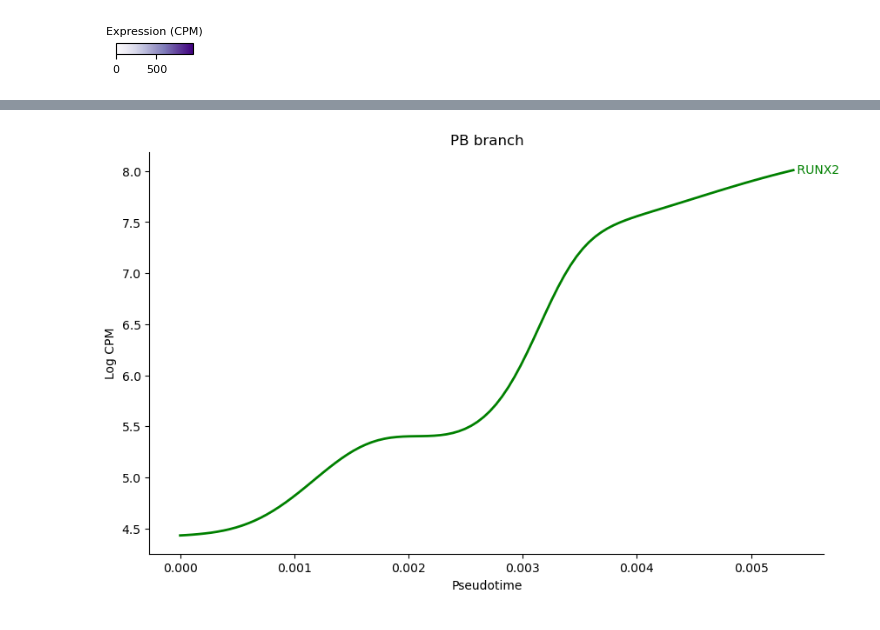
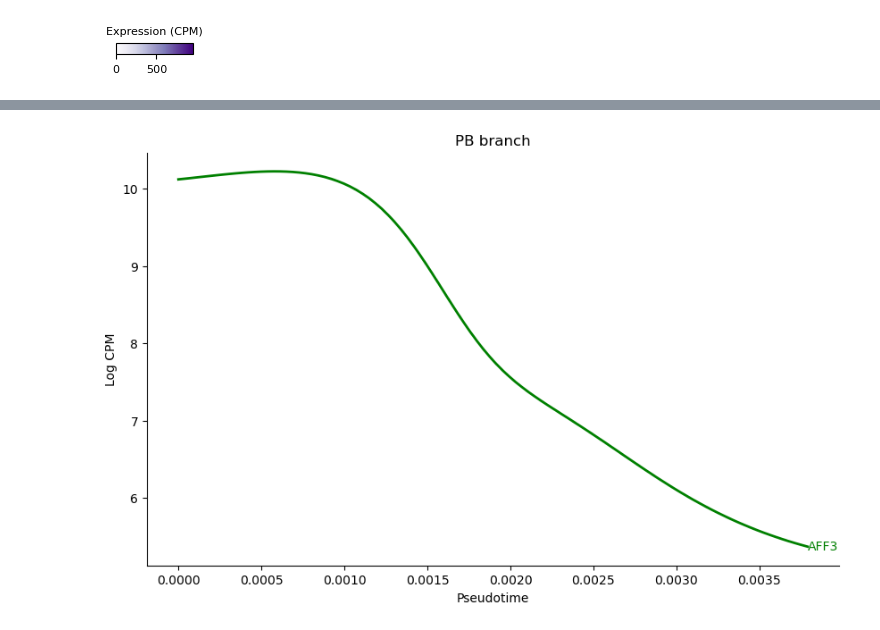
Before and after one commit to sachha-naksha/B_Cell_States, a Jupyter notebook: multiome_dynamic_regulation/py_scripts/analysis/global_grn_dynamics.ipynb, the cells around one changed output, grey strips where cells are left out. Saved outputs shown, nothing was run; the diff lists cells and outputs as text; code cells hidden in the pictures.

```diff
--- a/multiome_dynamic_regulation/py_scripts/analysis/global_grn_dynamics.ipynb
+++ b/multiome_dynamic_regulation/py_scripts/analysis/global_grn_dynamics.ipynb
@@ -376,7 +376,7 @@ Indices: {'ABL1': 69, 'ANAPC1': 385, 'ANAPC10': 386, 'ANAPC11': 387, 'ANAPC13':
 ## Expression dynamics of the genes
 # %%
 # get lcpm chars for these genes
-dcurve_pb, dtime_pb = compute_expression_regulation_curves(dictys_dynamic_object, start=1, stop=2, num=100, dist=0.0005, mode="expression")
+dcurve_pb, dtime_pb = compute_expression_regulation_curves(dictys_dynamic_object, start=0, stop=2, num=100, dist=0.0005, mode="expression")
 # slice the dcurve for the lf genes using gene names which are indices in pandas df
 lf_lcpm_dcurve_pb = dcurve_pb.loc[lf_genes]
 # get dchars for these genes
@@ -648,7 +648,7 @@ fig, gradients, ordered_genes = fig_clustered_expression_gradient_heatmap(
 # %% [markdown]
 #### Get subnetworks for the dynamic genes in PB lineage
 # %%
-pts, fsmooth = dictys_dynamic_object.linspace(1,2,100,0.0005)
+pts, fsmooth = dictys_dynamic_object.linspace(0,2,100,0.0005)
 stat1_net = fsmooth(stat.net(dictys_dynamic_object))
 stat1_netbin = stat.fbinarize(stat1_net,sparsity=0.01)
 stat1_x=stat.pseudotime(dictys_dynamic_object,pts)
@@ -1195,0 +1180,8 @@ display(regulation_pairs_single_target)
+# %%
+# Query regulations for AFF3 and convert to list of tuples
+target_gene = 'AFF3'
+target_regulations = top_regulations.loc[top_regulations.index.get_level_values(1) == target_gene]
+target_regulation_pairs = [(str(tf), target) for tf, target in target_regulations.index]
+
+# Display results
+print(target_regulation_pairs)
@@ -1237,29 +1202,25 @@ plt.show()
 # %%
 # slice the curve of RUNX2 expression
-runx2_dcurve = dcurve_pb.loc['RUNX2']
+target_dcurve = dcurve_pb.loc['AFF3']
 # %%
 # Plot expression trajectories
 fig = plt.figure(figsize=(10, 6))
 ax = plt.gca()  # Get current axes
 
 # Remove top and right spines
 ax.spines['top'].set_visible(False)
 ax.spines['right'].set_visible(False)
 
-# Highlight specific genes
-genes_of_interest = ['RUNX2']
-colors = ['green']   # Define colors for each gene
-
-
-line = plt.plot(dtime, runx2_dcurve, linewidth=2, color=color)
+color = 'green'
+line = plt.plot(dtime, target_dcurve, linewidth=2, color=color)
 # Add label at the end of the line
-plt.text(dtime.iloc[-1], runx2_dcurve.iloc[-1], f' RUNX2',
+plt.text(dtime.iloc[-1], target_dcurve.iloc[-1], target_gene,
                 color=color,
                 verticalalignment='center')
 
 plt.xlabel('Pseudotime')
 plt.ylabel('Log CPM')
 plt.title('PB branch')
 plt.show()
 # %% [output]
-[figure, old version]
+[figure, new version]
```
Also changed, not shown: parts of 23 cells of this notebook.
